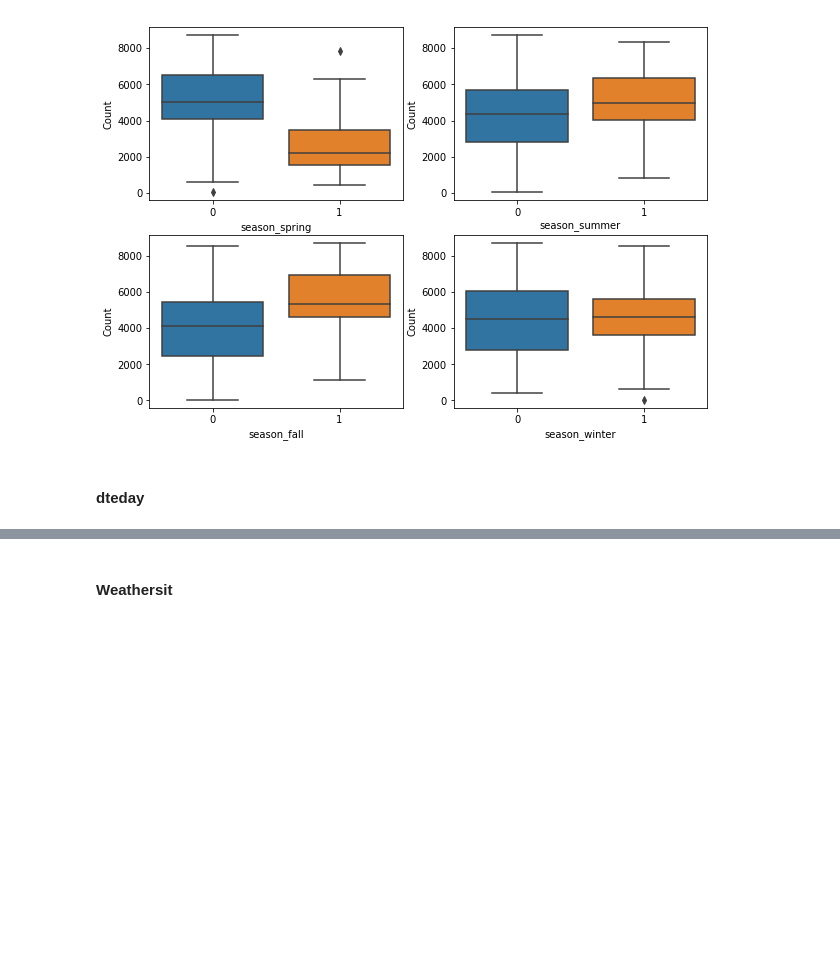
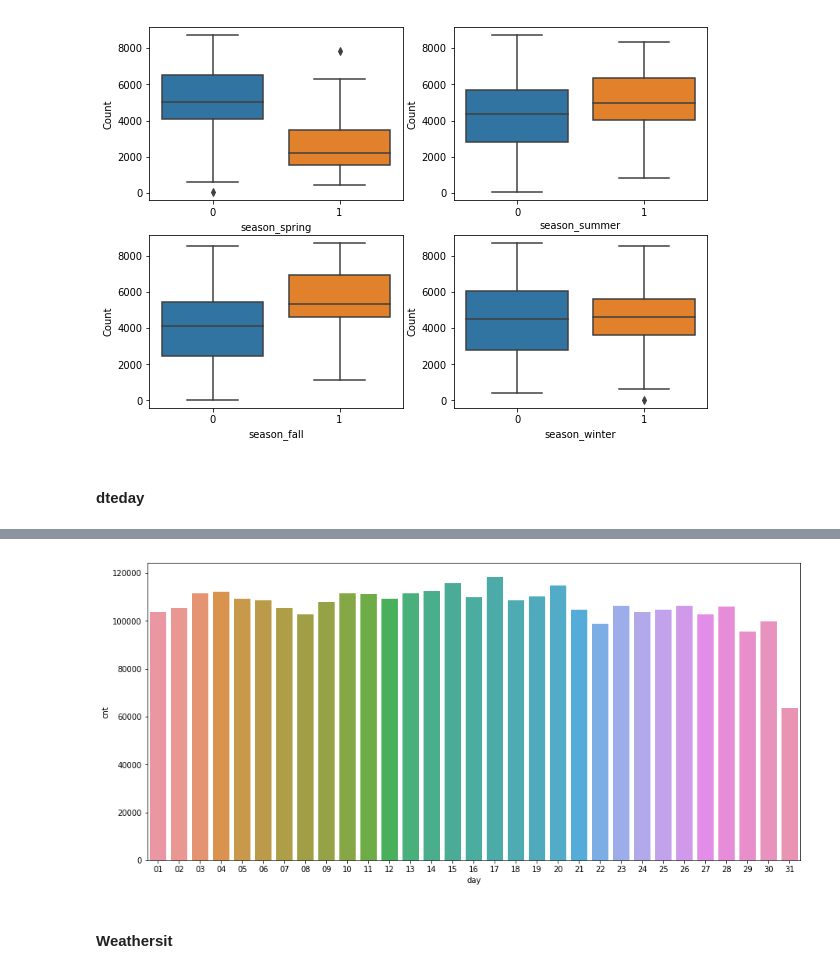
Before and after one commit to julianikulski/bike-sharing, a Jupyter notebook: bike-sharing-demand.ipynb, the cells around one changed output, grey strips where cells are left out. Drawn from its saved outputs; the diff is of its cells as text; code cells hidden in the pictures; blank space fills up the shorter version.

Commit message:
feat: Plot user count per day of month

```diff
--- a/bike-sharing-demand.ipynb
+++ b/bike-sharing-demand.ipynb
@@ -174,0 +180,15 @@ bike_df.drop(columns=['dteday'], axis=1, inplace=True)
+# %%
+# get the number of users per day of the month
+users_per_day = bike_df.groupby('day')['cnt'].sum()
+
+# turn pandas series into dataframe
+users_per_day_df = users_per_day.to_frame()
+
+# convert index into column
+users_per_day_df.reset_index(inplace=True)
+# %%
+# plot number of users per day of month
+plt.figure(figsize=[15,7])
+sb.barplot(x='day', y='cnt', data=users_per_day_df);
+# %% [output]
+[figure, added]
```
Also changed, not shown: parts of 4 cells of this notebook.
